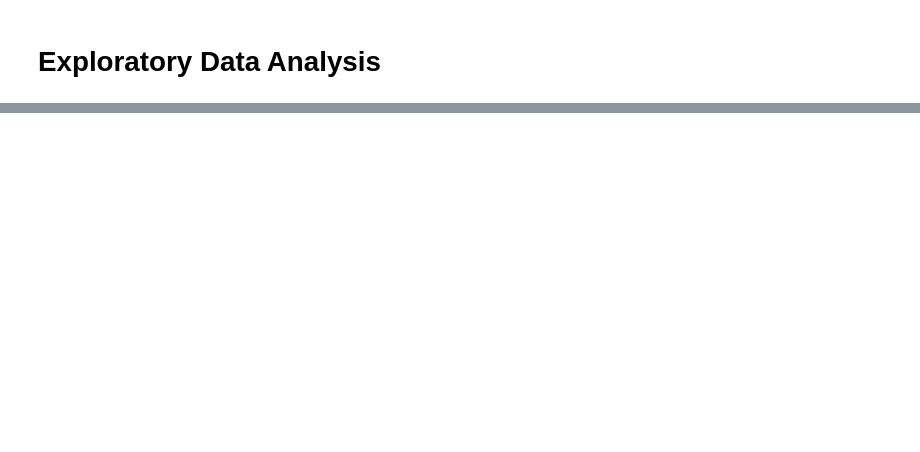
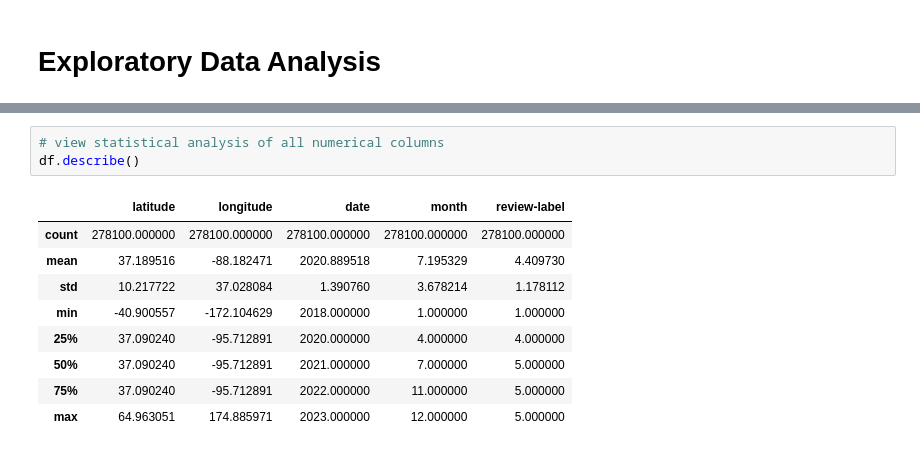
Before and after one commit to mohammedradman1/DSE_Term_Project, a Jupyter notebook: DSE_Term_Project_.ipynb, the cells around one changed output, grey strips where cells are left out. Cells and saved outputs as stored; diff of their text form; blank space fills up the shorter version.

```diff
--- a/DSE_Term_Project_.ipynb
+++ b/DSE_Term_Project_.ipynb
@@ -50 +79,14 @@ df.sample(5)
+# %%
+# view statistical analysis of all numerical columns
+df.describe()
+# %% [output]
+|  | latitude | longitude | date | month | review-label |
+| count | 278100.000000 | 278100.000000 | 278100.000000 | 278100.000000 | 278100.000000 |
+| mean | 37.189516 | -88.182471 | 2020.889518 | 7.195329 | 4.409730 |
+| std | 10.217722 | 37.028084 | 1.390760 | 3.678214 | 1.178112 |
+| min | -40.900557 | -172.104629 | 2018.000000 | 1.000000 | 1.000000 |
+| 25% | 37.090240 | -95.712891 | 2020.000000 | 4.000000 | 4.000000 |
+| 50% | 37.090240 | -95.712891 | 2021.000000 | 7.000000 | 5.000000 |
+| 75% | 37.090240 | -95.712891 | 2022.000000 | 11.000000 | 5.000000 |
+| max | 64.963051 | 174.885971 | 2023.000000 | 12.000000 | 5.000000 |
 # %%
```
Also changed, not shown: parts of 9 cells of this notebook.
